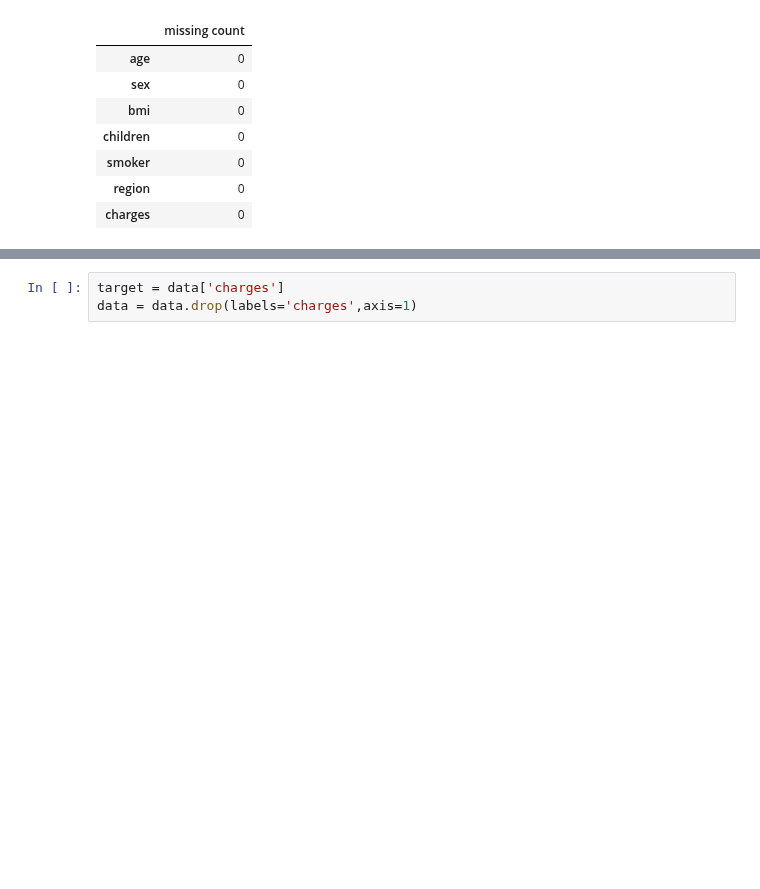
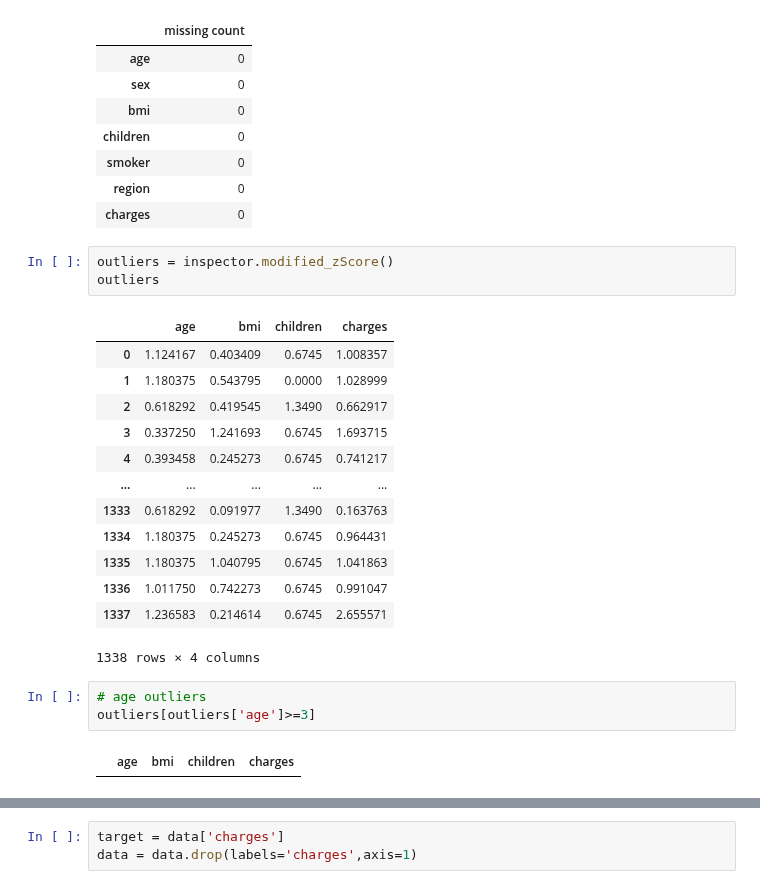
Before and after one commit to ashen007/MedicalCostPrediction-insurance_fraudDetection, a Jupyter notebook: medical cost predict.ipynb, the cells around one changed output, grey strips where cells are left out. Saved outputs shown, nothing was run; the diff lists cells and outputs as text; blank space fills up the shorter version.

Commit message:
optimization - remove outliers

```diff
--- a/medical cost predict.ipynb
+++ b/medical cost predict.ipynb
@@ -30,3 +31,25 @@ by_feature
 | smoker | 0 |
 | region | 0 |
 | charges | 0 |
+# %%
+outliers = inspector.modified_zScore()
+outliers
+# %% [output]
+|  | age | bmi | children | charges |
+| 0 | 1.124167 | 0.403409 | 0.6745 | 1.008357 |
+| 1 | 1.180375 | 0.543795 | 0.0000 | 1.028999 |
+| 2 | 0.618292 | 0.419545 | 1.3490 | 0.662917 |
+| 3 | 0.337250 | 1.241693 | 0.6745 | 1.693715 |
+| 4 | 0.393458 | 0.245273 | 0.6745 | 0.741217 |
+| ... | ... | ... | ... | ... |
+| 1333 | 0.618292 | 0.091977 | 1.3490 | 0.163763 |
+| 1334 | 1.180375 | 0.245273 | 0.6745 | 0.964431 |
+| 1335 | 1.180375 | 1.040795 | 0.6745 | 1.041863 |
+| 1336 | 1.011750 | 0.742273 | 0.6745 | 0.991047 |
+| 1337 | 1.236583 | 0.214614 | 0.6745 | 2.655571 |
+1338 rows × 4 columns
+# %%
+# age outliers
+outliers[outliers['age']>=3]
+# %% [output]
+|  | age | bmi | children | charges |
```
Also changed, not shown: parts of 5 cells of this notebook.
